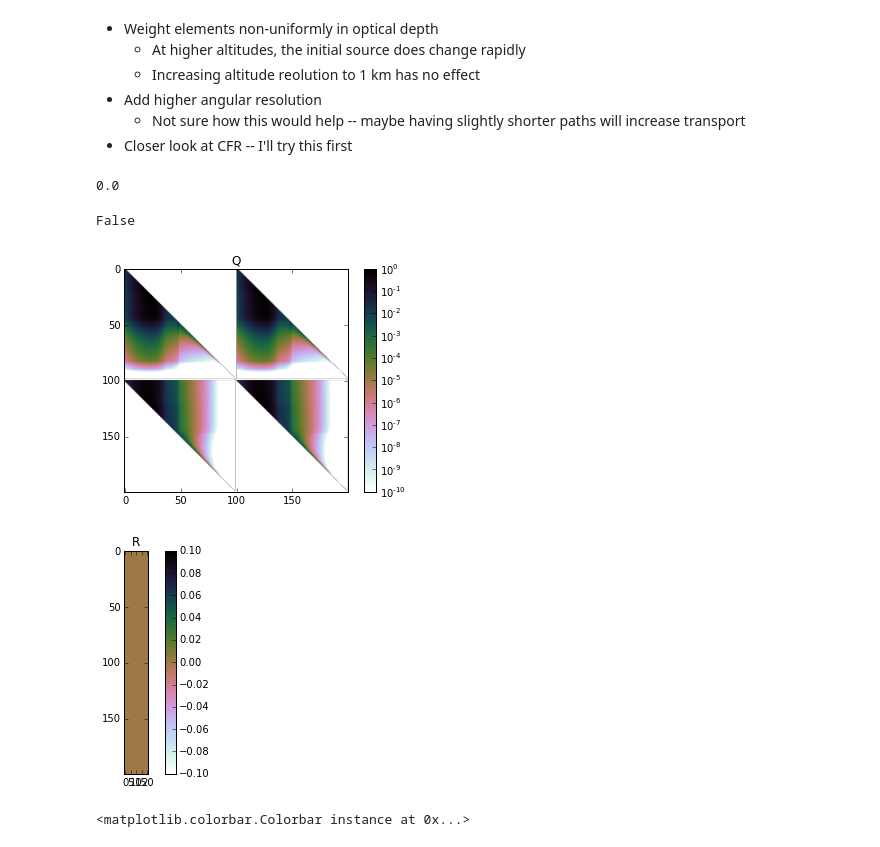
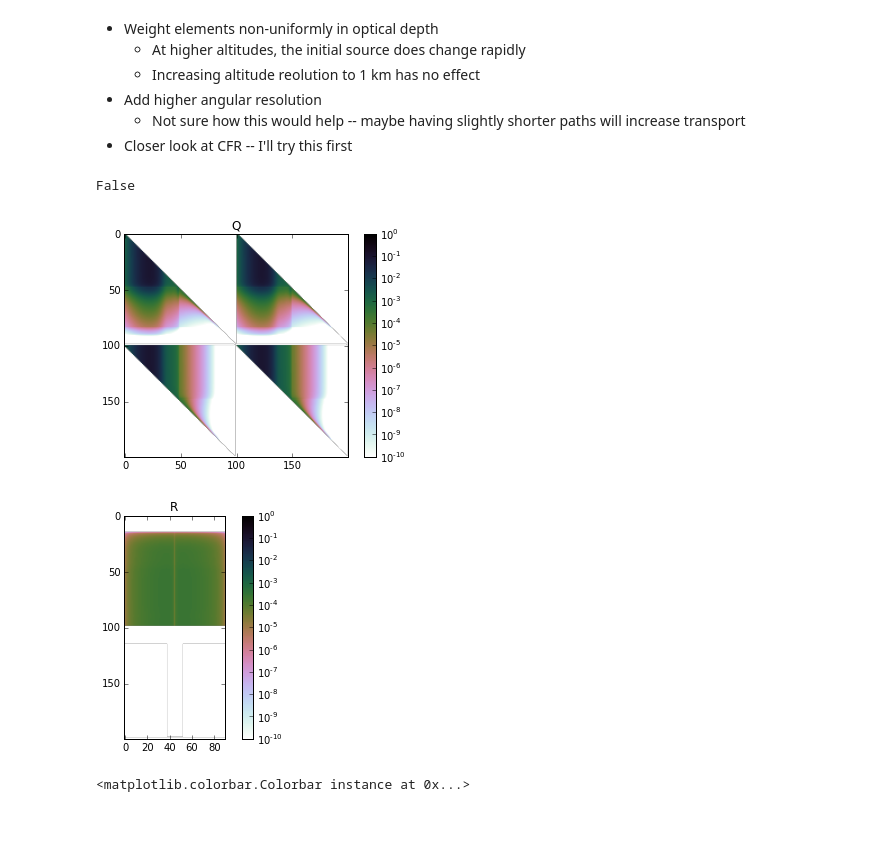
Before and after one commit to georgegeddes/mcrt, a Jupyter notebook: sightlines.ipynb, the cells around one changed output. Drawn from its saved outputs; the diff is of its cells as text; code cells hidden in the pictures.

```diff
--- a/sightlines.ipynb
+++ b/sightlines.ipynb
@@ -58,4 +66,0 @@ atmosphere.calculate_view_depth(600)
-# %%
-atmosphere.R((1,1),1,1)
-# %% [output]
-0.0
@@ -68,11 +75,12 @@ n = len(atmosphere.transient)
 Q = Q.reshape((n,n))
 
 
-R = np.fromiter( (atmosphere.R( l, e, w )
-                  for l in atmosphere.transient for e in atmosphere.ergodic  ),
-                dtype=float )
+# R = np.fromiter( (atmosphere.R( l, e, w )
+#                   for l in atmosphere.transient for e in atmosphere.ergodic  ),
+#                 dtype=float )
 r = len(atmosphere.ergodic)
-R = R.reshape( ( n, r ) )
+# R = R.reshape( ( n, r ) )
+R = atmosphere.R(w,600)
 # %%
 I = np.eye( Q.shape[0] )
 np.isclose(np.dot( Mm, (I-Q) ), I ).all()
@@ -81,15 +89,16 @@ False
 # %%
 plt.figure()
 plt.title("Q")
-plt.imshow(Q, cmap=cm.cubehelix_r, norm=LogNorm(vmin=1e-10, vmax=1))
+norm = LogNorm(vmin=1e-10, vmax=1)
+plt.imshow(Q, cmap=cm.cubehelix_r, norm=norm)
 plt.colorbar();
 plt.figure()
 plt.title("R")
-plt.imshow(R, cmap=cm.cubehelix_r)
+plt.imshow(R, cmap=cm.cubehelix_r, norm=norm)
 plt.colorbar();
 # %% [output]
-[figure, old version]
+[figure, new version]
-[figure, old version]
+[figure, new version]
 # %%
 n = np.array( [ s[1] for s in atmosphere.transient ] )
 i = np.array( [ s[0] for s in atmosphere.transient ] )
```
Also changed, not shown: parts of 32 cells of this notebook, 3 other files.
